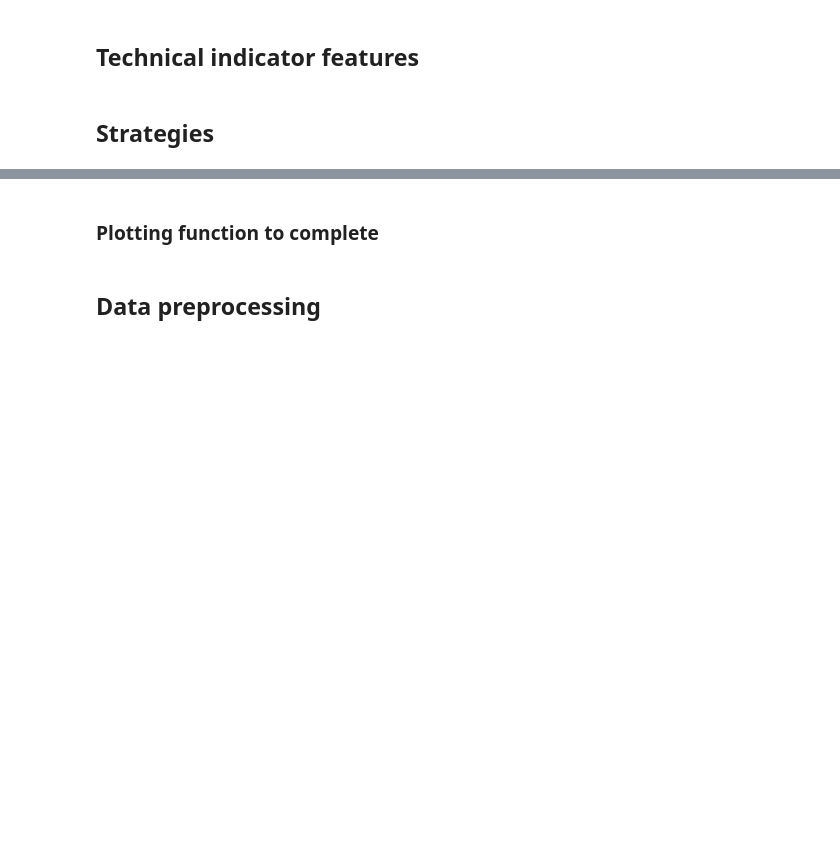
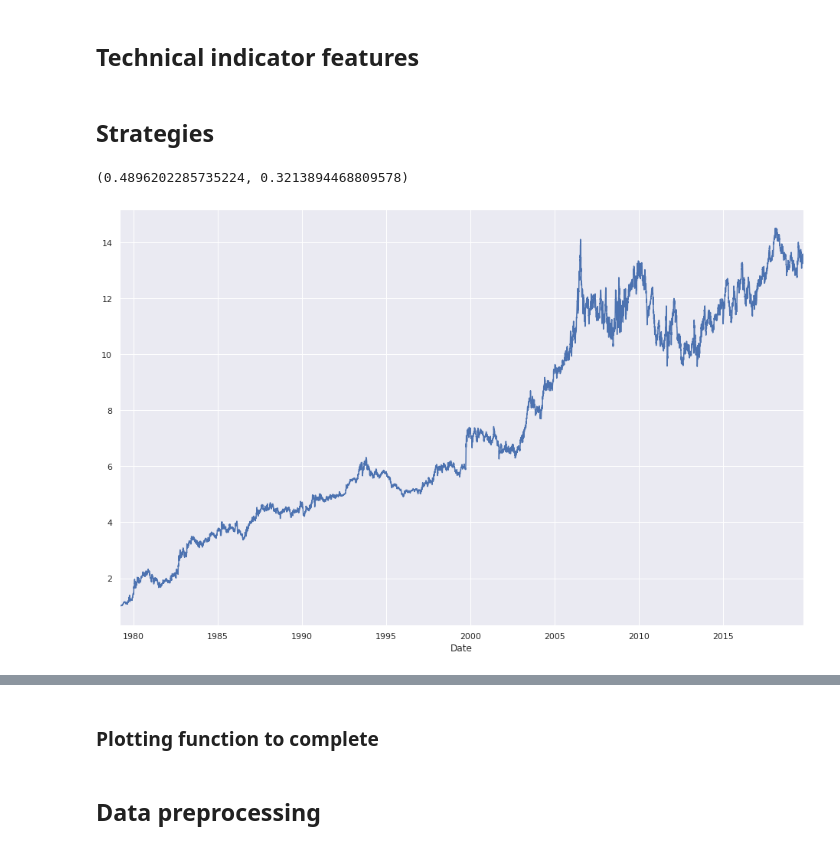
Before and after one commit to jbmoorhouse/gold_returns_predictor, a Jupyter notebook: analysis.ipynb, the cells around one changed output, grey strips where cells are left out. Drawn from its saved outputs; the diff is of its cells as text; code cells hidden in the pictures; blank space fills up the shorter version.

```diff
--- a/analysis.ipynb
+++ b/analysis.ipynb
@@ -182,7 +182,7 @@ class StochasticRsiStrategy(BaseStrategy):
         super().__init__(**kwargs)
 
 
-    def _price_indicator(self, X, timeperiod, fastk, fastd):
+    def price_indicator(self, X, timeperiod, fastk, fastd):
         ind = StochasticRsi(self.PRICE, timeperiod, fastk, fastd)
 
         return ind.fit_transform(X)
@@ -226,7 +226,7 @@ class MacdStrategy(BaseStrategy):
     See Documentation for more information.
     """
     PRICE = 0
-    MACD, MACD_SIGNAL, MACD_HIST = 15, 16, 17
+    MACD, MACD_SIGNAL, MACD_HIST = 1, 2, 3
 
     # ======================================================================
     # Constructors
@@ -235,7 +235,7 @@ class MacdStrategy(BaseStrategy):
     def __init__(self, **kwargs):
         super().__init__(**kwargs)
 
-    def _price_indicator(self, X, fast_period, slow_period, signal_period):
+    def price_indicator(self, X, fast_period, slow_period, signal_period):
 
         real = X[:, self.PRICE]
 
@@ -258,3 +258,36 @@ class MacdStrategy(BaseStrategy):
         short = price_indicator[:, self.MACD] < price_indicator[:, self.MACD_SIGNAL]
 
         return short[:-1] * -1
+# %%
+usd = data[['price']]
+
+macd_params = dict(fast_period = range(5, 10),slow_period = range(20, 40),signal_period = range(5, 25, 5))
+ind = MacdStrategy(**macd_params)
+
+arr = ind.fit_transform(usd)
+# %%
+df = pd.DataFrame(arr, index = usd.index[1:])
+
+df['long'] = (df[1] > df[2]).astype(int).shift(1)
+df['short'] = (df[1] < df[2]).astype(int).shift(1)
+df.dropna(inplace=True)
+
+x_long = df['long'].copy()
+x_short = df['short'].copy()
+
+def signal_transform(s, n=50):
+    transforms = s.groupby([s, s.ne(1).cumsum()]).cumcount()
+    return np.exp(-transforms / n) * s
+
+df['rets'] = df[0].pct_change()
+df['new_long'] = signal_transform(x_long)
+df['new_short'] = signal_transform(x_short)
+
+df['port'] = (df['new_long'] - df['new_short']) * df['rets']
+
+(1 + df['port']).cumprod().plot()
+
+np.sqrt(252) * df['port'].mean() / df['port'].std(), np.sqrt(252) * df['rets'].mean() / df['rets'].std()
+# %% [output]
+(0.4896202285735224, 0.3213894468809578)
+[figure, added]
```
Also changed, not shown: parts of 9 cells of this notebook, 1 other file.
